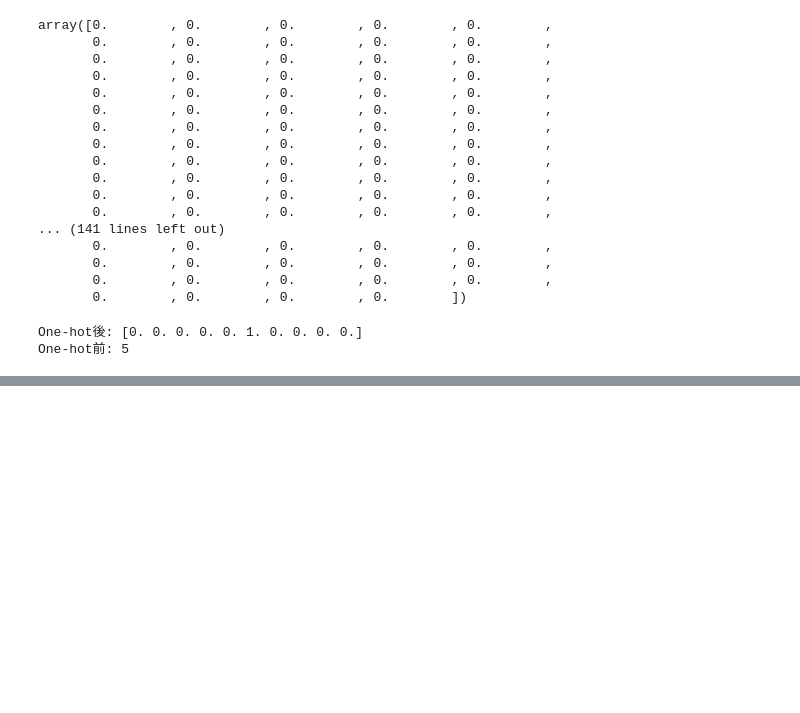
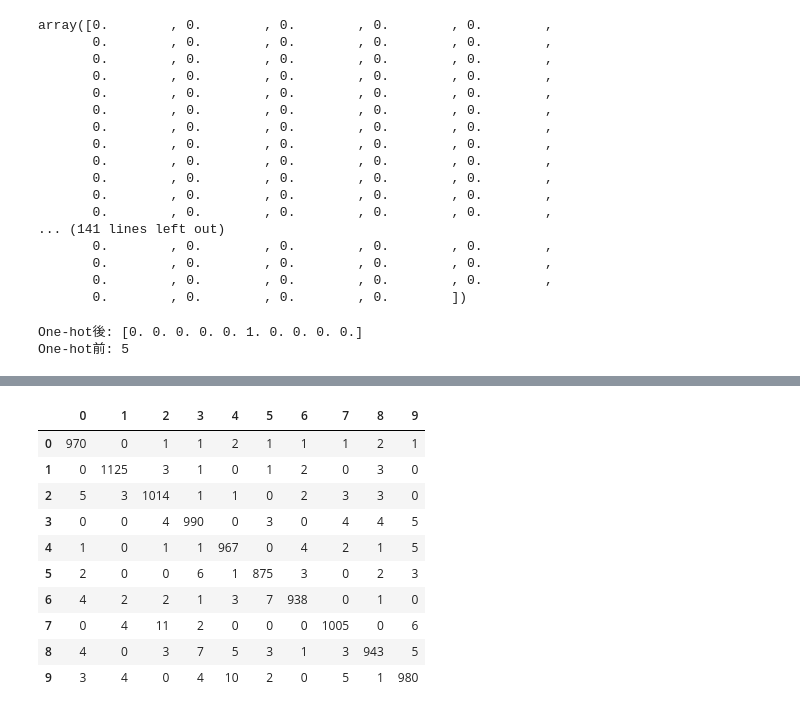
Before and after one commit to Elwing-Chou/mlclass, a Jupyter notebook: MLPDemo.ipynb, the cells around one changed output, grey strips where cells are left out. Cells and saved outputs as stored; diff of their text form; code cells hidden in the pictures; blank space fills up the shorter version.

```diff
--- a/MLPDemo.ipynb
+++ b/MLPDemo.ipynb
@@ -103,0 +138,17 @@ _________________________________________________________________
+# %%
+# predict_classes -> sklearn(predict)
+pre = model.predict_classes(x_test_reshape)
+from sklearn.metrics import confusion_matrix
+pd.DataFrame(confusion_matrix(y_test, pre))
+# %% [output]
+|  | 0 | 1 | 2 | 3 | 4 | 5 | 6 | 7 | 8 | 9 |
+| 0 | 970 | 0 | 1 | 1 | 2 | 1 | 1 | 1 | 2 | 1 |
+| 1 | 0 | 1125 | 3 | 1 | 0 | 1 | 2 | 0 | 3 | 0 |
+| 2 | 5 | 3 | 1014 | 1 | 1 | 0 | 2 | 3 | 3 | 0 |
+| 3 | 0 | 0 | 4 | 990 | 0 | 3 | 0 | 4 | 4 | 5 |
+| 4 | 1 | 0 | 1 | 1 | 967 | 0 | 4 | 2 | 1 | 5 |
+| 5 | 2 | 0 | 0 | 6 | 1 | 875 | 3 | 0 | 2 | 3 |
+| 6 | 4 | 2 | 2 | 1 | 3 | 7 | 938 | 0 | 1 | 0 |
+| 7 | 0 | 4 | 11 | 2 | 0 | 0 | 0 | 1005 | 0 | 6 |
+| 8 | 4 | 0 | 3 | 7 | 5 | 3 | 1 | 3 | 943 | 5 |
+| 9 | 3 | 4 | 0 | 4 | 10 | 2 | 0 | 5 | 1 | 980 |
```
Also changed, not shown: parts of 6 cells of this notebook.
